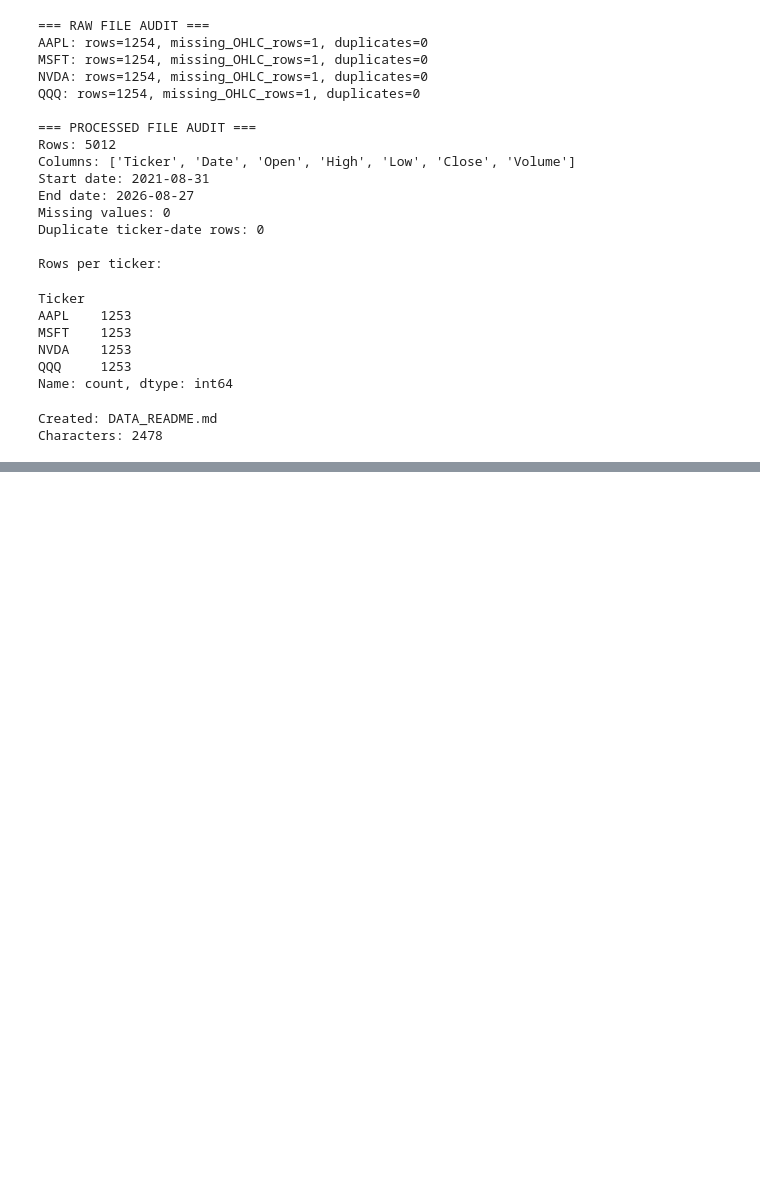
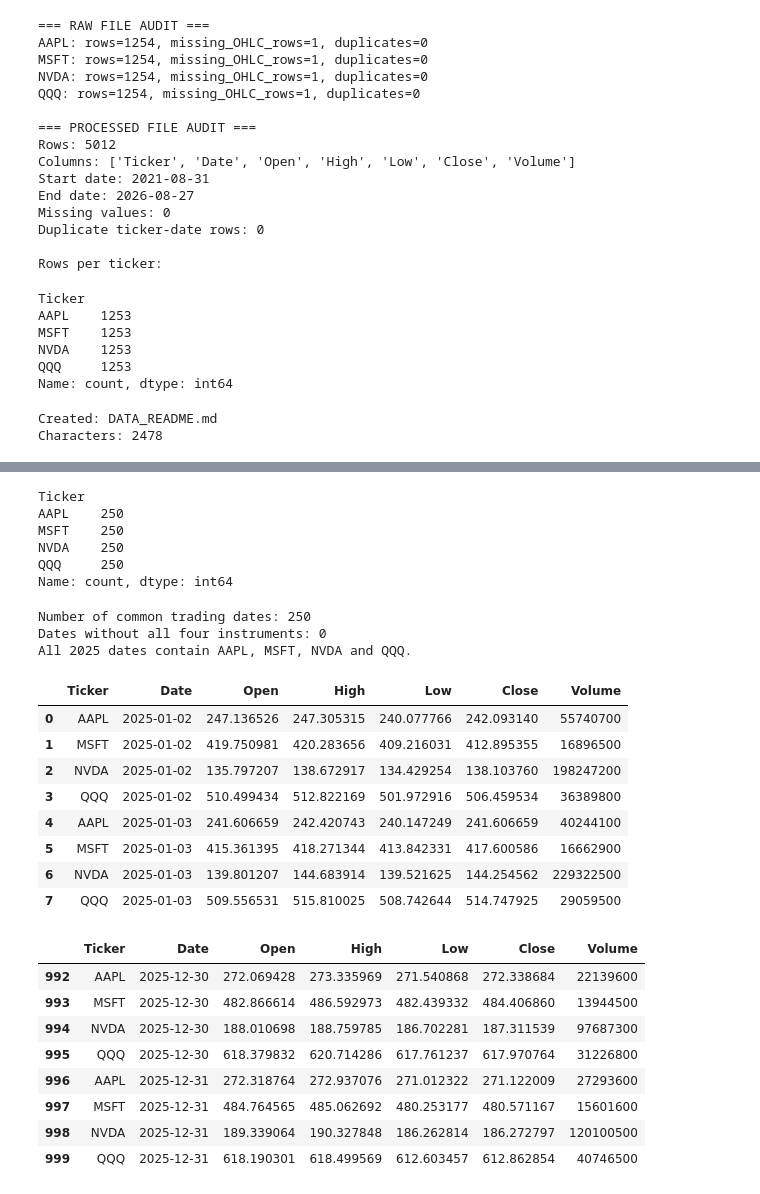
Before and after one commit to Bastob96/SemanticMLPFinance, a Jupyter notebook: notebooks/download_and_clean_yahoo_data.ipynb, the cells around one changed output, grey strips where cells are left out. Cells and saved outputs as stored; diff of their text form; code cells hidden in the pictures; blank space fills up the shorter version.

```diff
--- a/notebooks/download_and_clean_yahoo_data.ipynb
+++ b/notebooks/download_and_clean_yahoo_data.ipynb
@@ -454,0 +527,51 @@ Characters: 2478
+# %%
+# Extract the full 2025 dataset
+df_2025 = df_5y[
+    df_5y["Date"].dt.year == 2025
+].copy()
+
+df_2025 = (
+    df_2025
+    .sort_values(["Date", "Ticker"])
+    .reset_index(drop=True)
+)
+
+print("=== 2025 DATASET CHECK ===")
+print("Rows:", len(df_2025))
+print("Start date:", df_2025["Date"].min().date())
+print("End date:", df_2025["Date"].max().date())
+print("Missing values:", int(df_2025.isna().sum().sum()))
+print(
+    "Duplicate ticker-date rows:",
+    int(df_2025.duplicated(["Ticker", "Date"]).sum())
+)
+
+print("\nRows per ticker:")
+display(
+    df_2025["Ticker"]
+    .value_counts()
+    .sort_index()
+)
+
+# Check how many instruments exist on each trading date
+tickers_per_date = (
+    df_2025
+    .groupby("Date")["Ticker"]
+    .nunique()
+)
+
+incomplete_dates = tickers_per_date[
+    tickers_per_date != 4
+]
+
+print("\nNumber of common trading dates:", df_2025["Date"].nunique())
+print("Dates without all four instruments:", len(incomplete_dates))
+
+if len(incomplete_dates) == 0:
+    print("All 2025 dates contain AAPL, MSFT, NVDA and QQQ.")
+else:
+    display(incomplete_dates)
+
+display(df_2025.head(8))
+display(df_2025.tail(8))
+# %% [output]
@@ -454,0 +586,27 @@ Characters: 2478
+Ticker
+AAPL    250
+MSFT    250
+NVDA    250
+QQQ     250
+Name: count, dtype: int64
+Number of common trading dates: 250
+Dates without all four instruments: 0
+All 2025 dates contain AAPL, MSFT, NVDA and QQQ.
+|  | Ticker | Date | Open | High | Low | Close | Volume |
+| 0 | AAPL | 2025-01-02 | 247.136526 | 247.305315 | 240.077766 | 242.093140 | 55740700 |
+| 1 | MSFT | 2025-01-02 | 419.750981 | 420.283656 | 409.216031 | 412.895355 | 16896500 |
+| 2 | NVDA | 2025-01-02 | 135.797207 | 138.672917 | 134.429254 | 138.103760 | 198247200 |
+| 3 | QQQ | 2025-01-02 | 510.499434 | 512.822169 | 501.972916 | 506.459534 | 36389800 |
+| 4 | AAPL | 2025-01-03 | 241.606659 | 242.420743 | 240.147249 | 241.606659 | 40244100 |
+| 5 | MSFT | 2025-01-03 | 415.361395 | 418.271344 | 413.842331 | 417.600586 | 16662900 |
+| 6 | NVDA | 2025-01-03 | 139.801207 | 144.683914 | 139.521625 | 144.254562 | 229322500 |
+| 7 | QQQ | 2025-01-03 | 509.556531 | 515.810025 | 508.742644 | 514.747925 | 29059500 |
+|  | Ticker | Date | Open | High | Low | Close | Volume |
+| 992 | AAPL | 2025-12-30 | 272.069428 | 273.335969 | 271.540868 | 272.338684 | 22139600 |
+| 993 | MSFT | 2025-12-30 | 482.866614 | 486.592973 | 482.439332 | 484.406860 | 13944500 |
+| 994 | NVDA | 2025-12-30 | 188.010698 | 188.759785 | 186.702281 | 187.311539 | 97687300 |
+| 995 | QQQ | 2025-12-30 | 618.379832 | 620.714286 | 617.761237 | 617.970764 | 31226800 |
+| 996 | AAPL | 2025-12-31 | 272.318764 | 272.937076 | 271.012322 | 271.122009 | 27293600 |
+| 997 | MSFT | 2025-12-31 | 484.764565 | 485.062692 | 480.253177 | 480.571167 | 15601600 |
+| 998 | NVDA | 2025-12-31 | 189.339064 | 190.327848 | 186.262814 | 186.272797 | 120100500 |
+| 999 | QQQ | 2025-12-31 | 618.190301 | 618.499569 | 612.603457 | 612.862854 | 40746500 |
```
Also changed, not shown: parts of 8 cells of this notebook.
